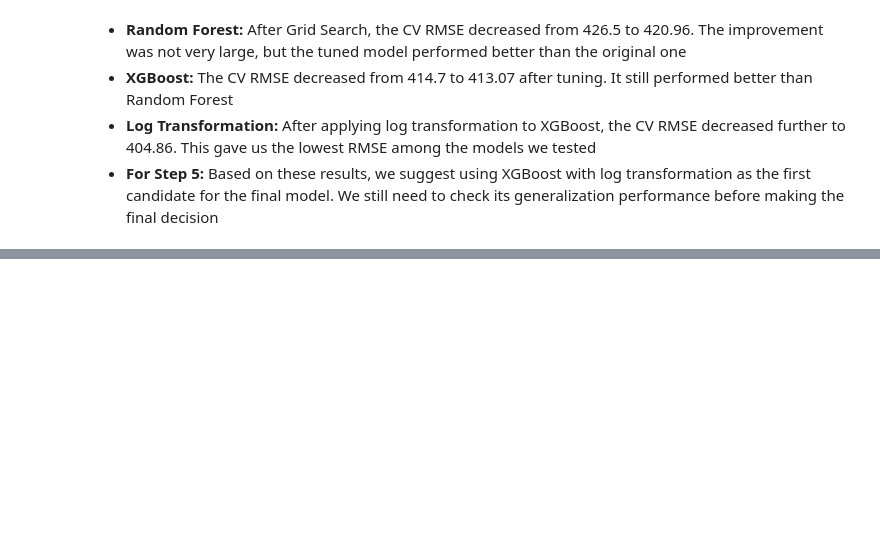
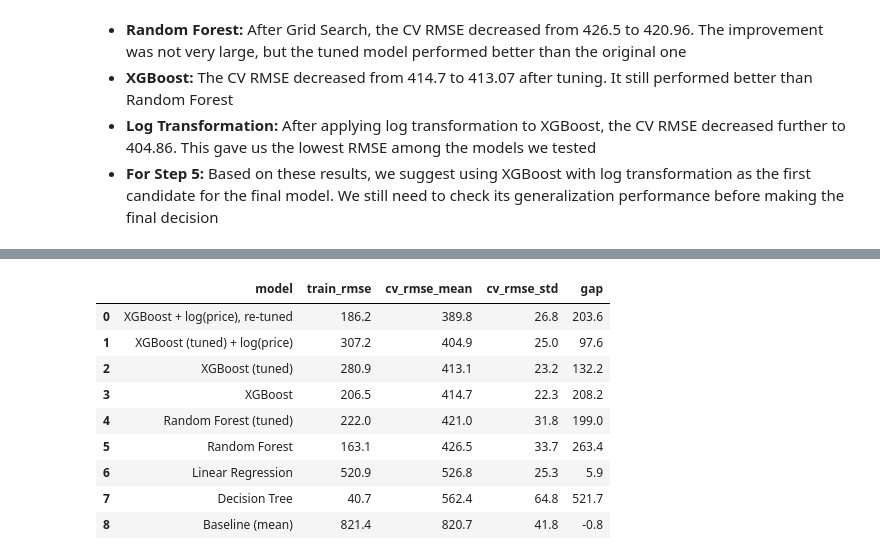
Before and after one commit to kevinherrera-dev/CAI_4105_2026_Fall_Team_5, a Jupyter notebook: challenge1.ipynb, the cells around one changed output, grey strips where cells are left out. Cells and saved outputs as stored; diff of their text form; code cells hidden in the pictures; blank space fills up the shorter version.

```diff
--- a/challenge1.ipynb
+++ b/challenge1.ipynb
@@ -391,0 +429,33 @@ Log XGBoost RMSE: 404.8631652832031
+# %%
+candidates = {
+    "Random Forest (tuned)": rf_grid.best_estimator_,
+    "XGBoost (tuned)": xgb_grid.best_estimator_,
+    "XGBoost (tuned) + log(price)": log_xgb,
+    "XGBoost + log(price), re-tuned": log_xgb_grid.best_estimator_,
+}
+for name, model in candidates.items():
+    out = cross_validate(model, X, y, cv=cv, scoring=SCORING,
+                         return_train_score=True, n_jobs=-1)
+    results = [r for r in results if r["model"] != name]
+    results.append({
+        "model": name,
+        "train_rmse": -out["train_score"].mean(),
+        "cv_rmse_mean": -out["test_score"].mean(),
+        "cv_rmse_std": out["test_score"].std(),
+    })
+
+final_table = pd.DataFrame(results)
+final_table["gap"] = final_table["cv_rmse_mean"] - final_table["train_rmse"]
+final_table = final_table.sort_values("cv_rmse_mean").reset_index(drop=True)
+final_table.round(1)
+# %% [output]
+|  | model | train_rmse | cv_rmse_mean | cv_rmse_std | gap |
+| 0 | XGBoost + log(price), re-tuned | 186.2 | 389.8 | 26.8 | 203.6 |
+| 1 | XGBoost (tuned) + log(price) | 307.2 | 404.9 | 25.0 | 97.6 |
+| 2 | XGBoost (tuned) | 280.9 | 413.1 | 23.2 | 132.2 |
+| 3 | XGBoost | 206.5 | 414.7 | 22.3 | 208.2 |
+| 4 | Random Forest (tuned) | 222.0 | 421.0 | 31.8 | 199.0 |
+| 5 | Random Forest | 163.1 | 426.5 | 33.7 | 263.4 |
+| 6 | Linear Regression | 520.9 | 526.8 | 25.3 | 5.9 |
+| 7 | Decision Tree | 40.7 | 562.4 | 64.8 | 521.7 |
+| 8 | Baseline (mean) | 821.4 | 820.7 | 41.8 | -0.8 |
```
Also changed, not shown: parts of 18 cells of this notebook, 4 other files.
